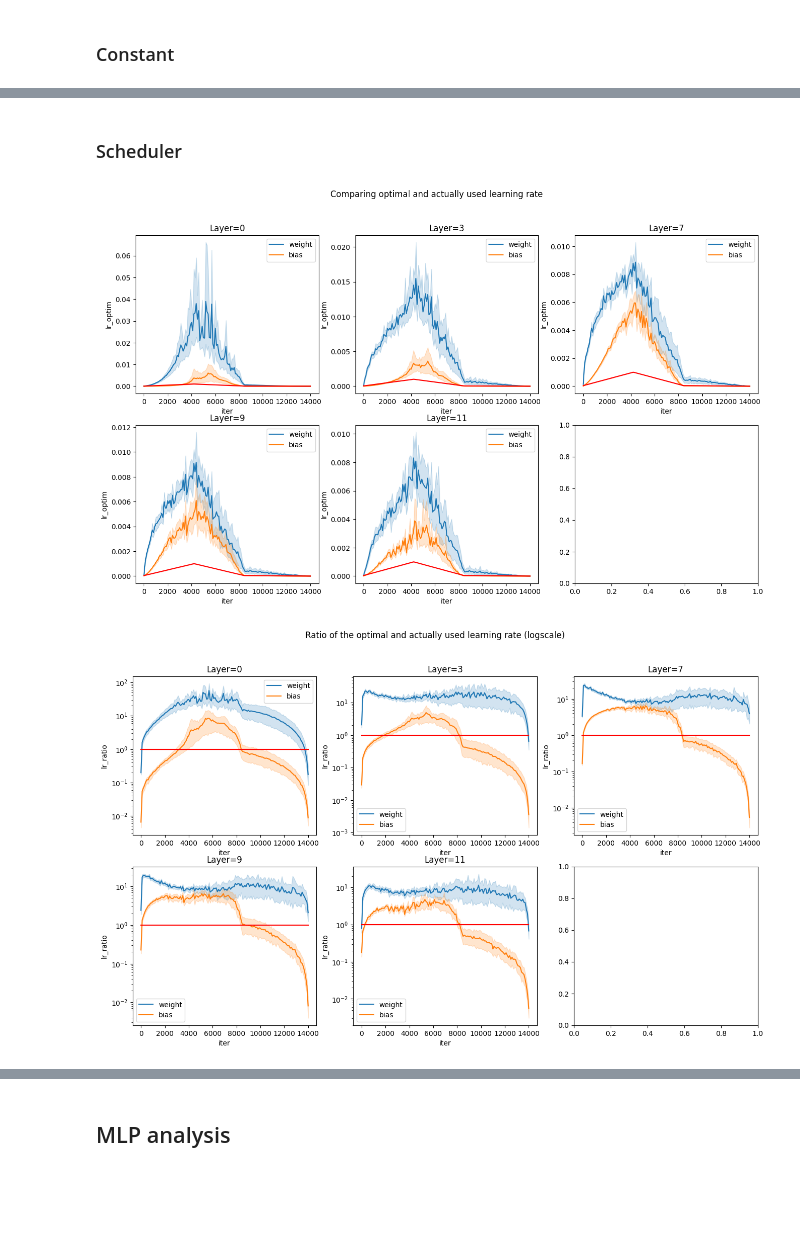
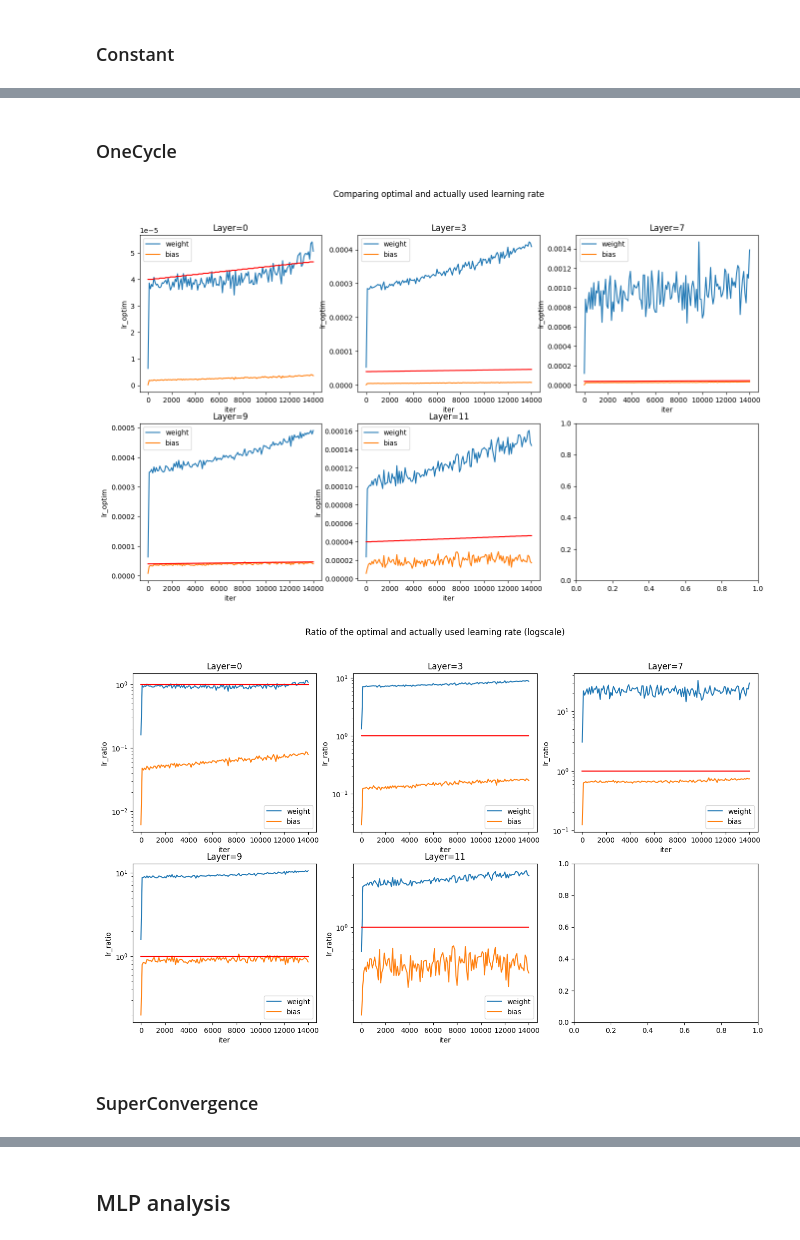
Before and after one commit to dyrewucktv/optimml, a Jupyter notebook: notebooks/theoretical_analysis.ipynb, the cells around one changed output, grey strips where cells are left out. Cells and saved outputs as stored; diff of their text form; code cells hidden in the pictures; blank space fills up the shorter version.

```diff
--- a/notebooks/theoretical_analysis.ipynb
+++ b/notebooks/theoretical_analysis.ipynb
@@ -127,34 +232,2 @@ df_all.head()
-# %%
-def get_plot_per_layer_ratio(df: pd.DataFrame, model: str, n_cols: int = 3):
-    df = df[df['model'] == model]
-
-    layers_ids = df['layer'].unique()
-    n_rows = int(np.ceil(len(layers_ids) / n_cols))
-
-    _, axes = plt.subplots(n_rows, n_cols)
-
-    for idx, layer_id in enumerate(layers_ids):
-        df_temp = df[df['layer'] == layer_id]
-        df_temp.loc[:,'lr_ratio'] = df_temp['lr_optim'] / df_temp['scheduler_lr']
-        df_temp['const'] = 1
-        sns.lineplot(df_temp, x='iter', y='lr_ratio', hue='layer_el', ax=axes[idx // n_cols, idx % n_cols],).set(title=f'Layer={layer_id}', yscale='log')
-        sns.lineplot(df_temp, x='iter', y='const', ax=axes[idx // n_cols, idx % n_cols], color="r").set()
-
-    plt.suptitle('Ratio of the optimal and actually used learning rate (logscale)')
-
-def get_plot_per_layer(df: pd.DataFrame, model: str, n_cols: int = 3):
-    df = df[df['model'] == model]
-
-    layers_ids = df['layer'].unique()
-    n_rows = int(np.ceil(len(layers_ids) / n_cols))
-
-    _, axes = plt.subplots(n_rows, n_cols)
-
-    for idx, layer_id in enumerate(layers_ids):
-        df_temp = df[df['layer'] == layer_id]
-        sns.lineplot(df_temp, x='iter', y='lr_optim', hue='layer_el', ax=axes[idx // n_cols, idx % n_cols],).set(title=f'Layer={layer_id}')
-        sns.lineplot(df_temp, x='iter', y='scheduler_lr', ax=axes[idx // n_cols, idx % n_cols], color="r").set()
-
-    plt.suptitle('Comparing optimal and actually used learning rate')
 # %% [markdown]
 ## LeNet Analysis
@@ -179,18 +268,20 @@ g
 # %% [markdown]
-### Scheduler
+### OneCycle
 # %%
-tmp = df_all[df_all['training_type'] == 'scheduler']
-tmp = tmp[tmp['iter'] % 100 == 0]
+tmp = df_all[df_all["training_type"] == "one_cycle"]
+tmp = tmp[tmp["iter"] % 100 == 0]
 
-g = get_plot_per_layer(tmp, 'lenet')
+g = get_plot_per_layer(tmp, "lenet")
 g
 # %% [output]
-[figure, old version]
+[figure, new version]
 # %%
-tmp = df_all[df_all['training_type'] == 'scheduler']
-tmp = tmp[tmp['iter'] % 100 == 0]
+tmp = df_all[df_all["training_type"] == "one_cycle"]
+tmp = tmp[tmp["iter"] % 100 == 0]
 
-g = get_plot_per_layer_ratio(tmp, 'lenet')
+g = get_plot_per_layer_ratio(tmp, "lenet")
 g
 # %% [output]
-[figure, old version]
+[figure, new version]
+# %% [markdown]
+### SuperConvergence
```
Also changed, not shown: parts of 22 cells of this notebook, 5 other files.
